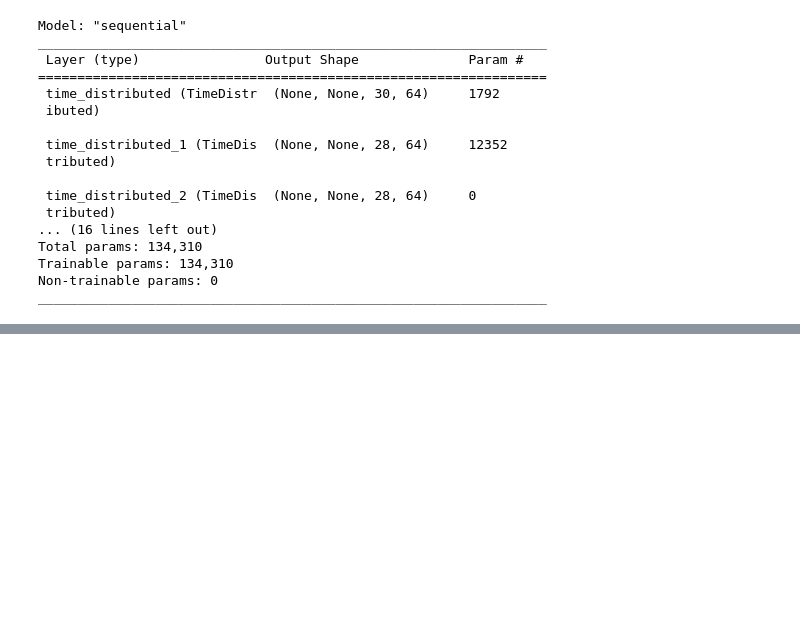
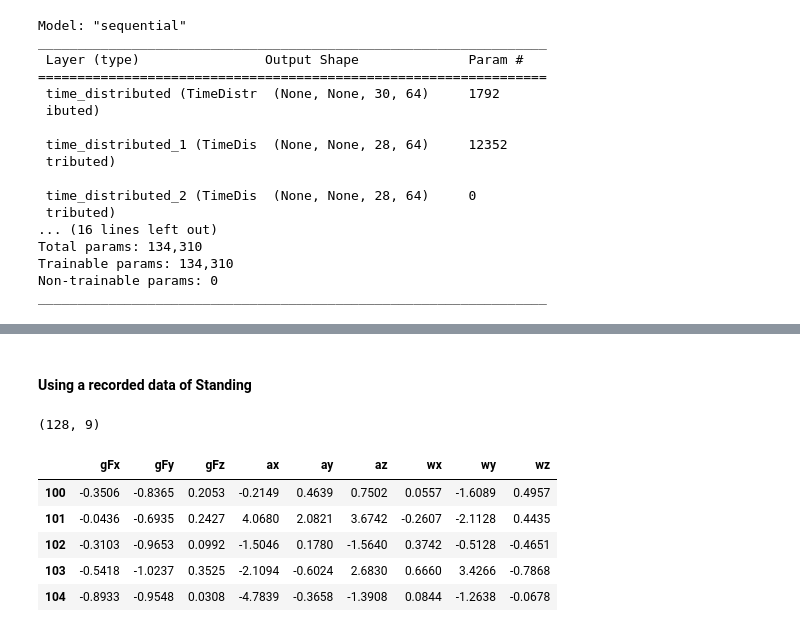
Before and after one commit to Aniket-tempest/HAR-EmployeeIdentification, a Jupyter notebook: HAR_DeepLearning.ipynb, the cells around one changed output, grey strips where cells are left out. Saved outputs shown, nothing was run; the diff lists cells and outputs as text; code cells hidden in the pictures; blank space fills up the shorter version.

```diff
--- a/HAR_DeepLearning.ipynb
+++ b/HAR_DeepLearning.ipynb
@@ -314,0 +407,15 @@ Loss:  0.8079065680503845
+# %% [markdown]
+#### Using a recorded data of Standing
+# %%
+test = pd.read_csv("drive/MyDrive/UCI HAR Dataset/realtime/realtime-stand.csv")
+test = test.iloc[100:228, 1:10]
+print(test.shape)
+test.head()
+# %% [output]
+(128, 9)
+|  | gFx | gFy | gFz | ax | ay | az | wx | wy | wz |
+| 100 | -0.3506 | -0.8365 | 0.2053 | -0.2149 | 0.4639 | 0.7502 | 0.0557 | -1.6089 | 0.4957 |
+| 101 | -0.0436 | -0.6935 | 0.2427 | 4.0680 | 2.0821 | 3.6742 | -0.2607 | -2.1128 | 0.4435 |
+| 102 | -0.3103 | -0.9653 | 0.0992 | -1.5046 | 0.1780 | -1.5640 | 0.3742 | -0.5128 | -0.4651 |
+| 103 | -0.5418 | -1.0237 | 0.3525 | -2.1094 | -0.6024 | 2.6830 | 0.6660 | 3.4266 | -0.7868 |
+| 104 | -0.8933 | -0.9548 | 0.0308 | -4.7839 | -0.3658 | -1.3908 | 0.0844 | -1.2638 | -0.0678 |
```
Also changed, not shown: parts of 37 cells of this notebook.
